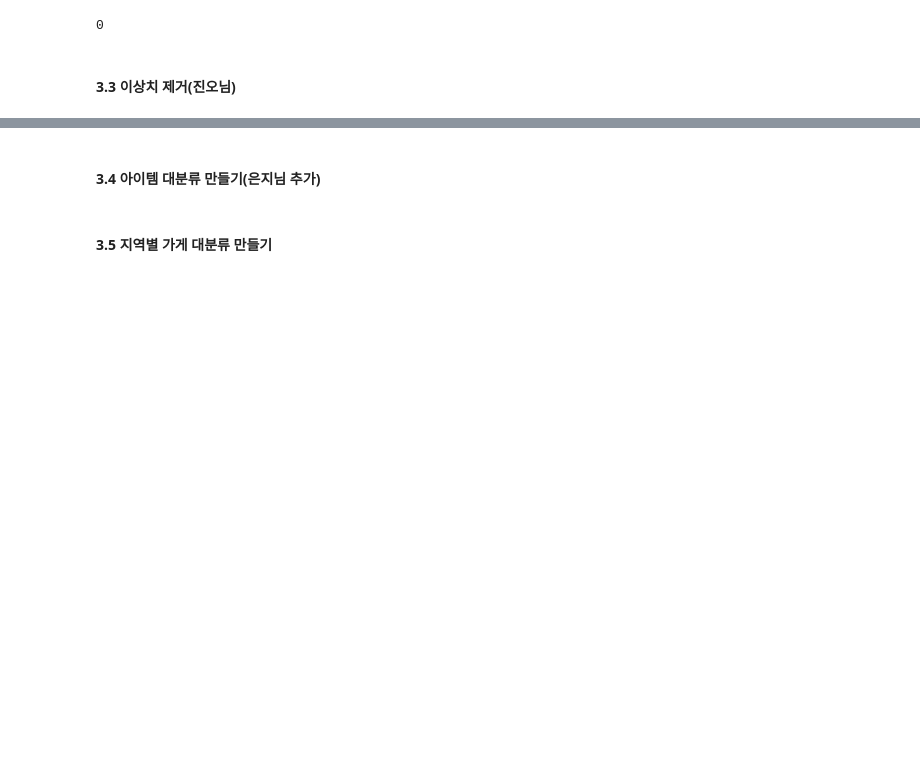
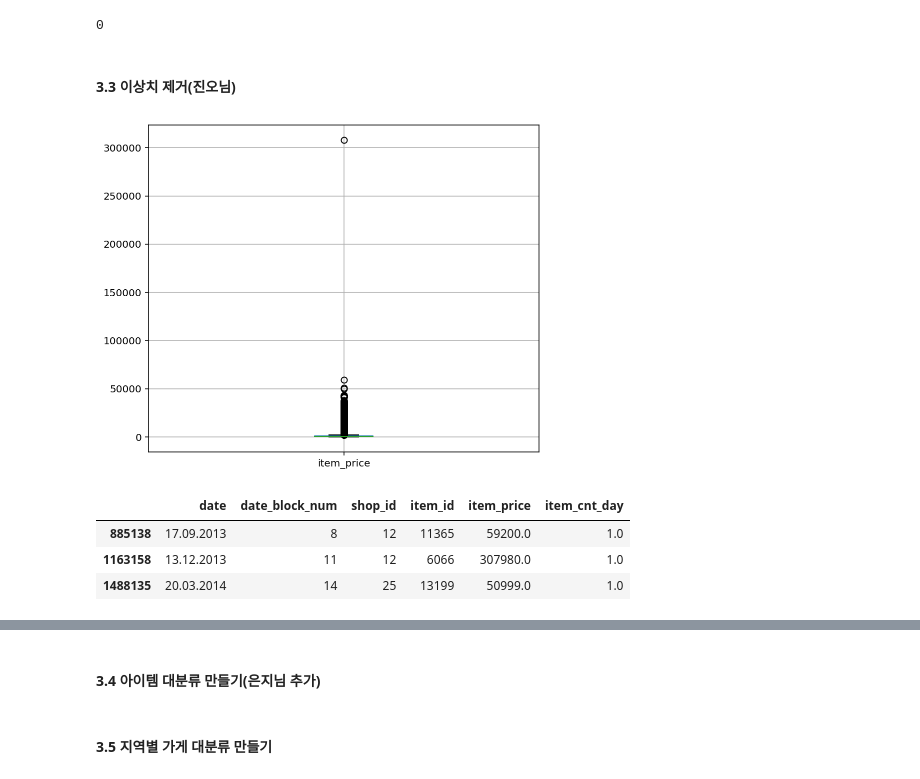
Before and after one commit to AIFFEL-kaggle/predict_future_sales, a Jupyter notebook: predict_future_sales.ipynb, the cells around one changed output, grey strips where cells are left out. Saved outputs shown, nothing was run; the diff lists cells and outputs as text; code cells hidden in the pictures; blank space fills up the shorter version.

```diff
--- a/predict_future_sales.ipynb
+++ b/predict_future_sales.ipynb
@@ -18,8 +18,8 @@ from os.path import join
 # %% [markdown]
 # 1. 데이터 불러오기
 # %%
-data_dir = os.getenv('HOME') + '/kaggle/predict_future_sales/data'
-
+# data_dir = os.getenv('HOME') + '/kaggle/predict_future_sales/data'
+data_dir = os.getenv('HOME')+'/aiffel/hac1/'
 items_path = os.path.join(data_dir, 'items.csv')
 item_category_path = os.path.join(data_dir, 'item_categories.csv')
 shops_path = os.path.join(data_dir, 'shops.csv')
@@ -146,3 +211,17 @@ sum(train.duplicated())
 0
 # %% [markdown]
 #### 3.3 이상치 제거(진오님)
+# %%
+plt.figure(figsize=(7,6))
+train.boxplot(column=['item_price'])
+plt.show()
+# %% [output]
+[figure, added]
+# %%
+# 이상치 갯수
+train[train['item_price']>=50000]
+# %% [output]
+|  | date | date_block_num | shop_id | item_id | item_price | item_cnt_day |
+| 885138 | 17.09.2013 | 8 | 12 | 11365 | 59200.0 | 1.0 |
+| 1163158 | 13.12.2013 | 11 | 12 | 6066 | 307980.0 | 1.0 |
+| 1488135 | 20.03.2014 | 14 | 25 | 13199 | 50999.0 | 1.0 |
```
Also changed, not shown: parts of 13 cells of this notebook.
